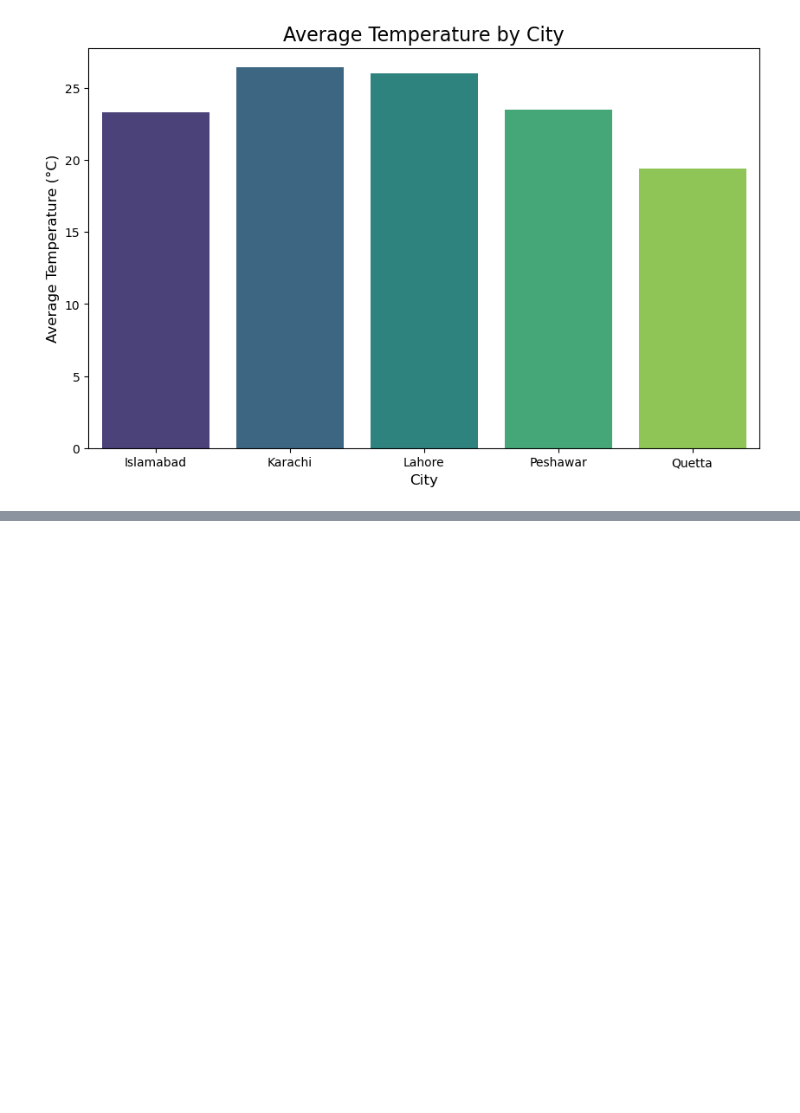
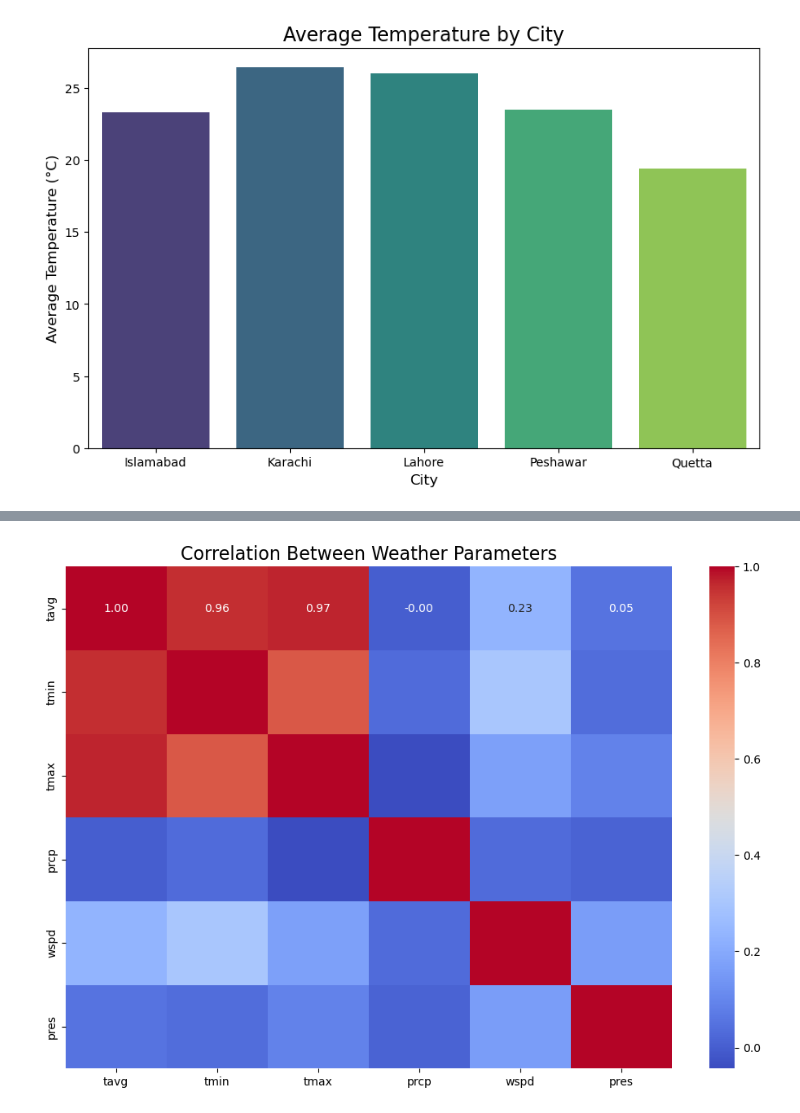
Before and after one commit to Raza-Baqir/Smart_City_Monitoring_Visualization, a Jupyter notebook: final_code.ipynb, the cells around one changed output, grey strips where cells are left out. Cells and saved outputs as stored; diff of their text form; code cells hidden in the pictures; blank space fills up the shorter version.

Commit message:
feat: Add heatmap to analyze correlations between weather parameters

```diff
--- a/final_code.ipynb
+++ b/final_code.ipynb
@@ -81,0 +84,13 @@ plt.show()
+# %%
+# Generate a correlation matrix for selected columns
+correlation_matrix = combined_data[['tavg', 'tmin', 'tmax', 'prcp', 'wspd', 'pres']].corr()
+
+# Create a heatmap to visualize the correlation matrix
+plt.figure(figsize=(12, 8))  # Set the figure size
+sns.heatmap(correlation_matrix, annot=True, cmap='coolwarm', fmt='.2f')  # Annotate cells with correlation values
+
+# Add a title to the heatmap
+plt.title('Correlation Between Weather Parameters', fontsize=16)
+plt.show()
+# %% [output]
+[figure, added]
```
Also changed, not shown: parts of 1 cell of this notebook.
